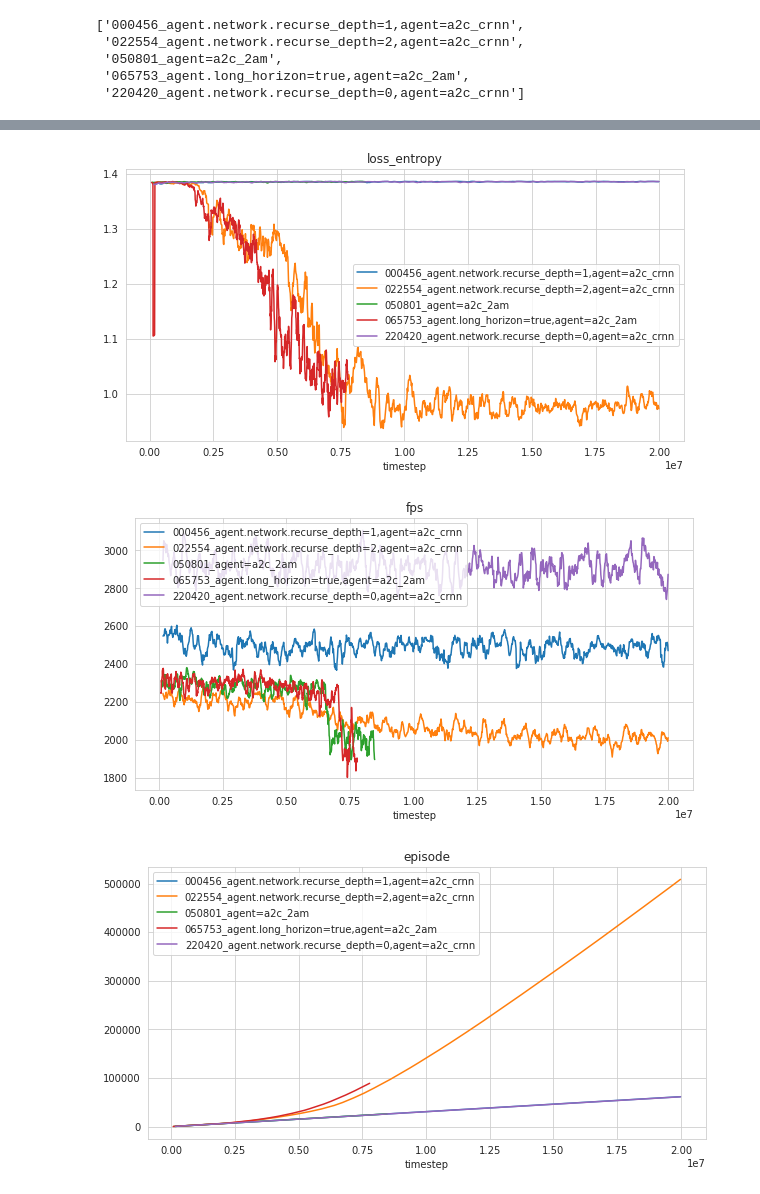
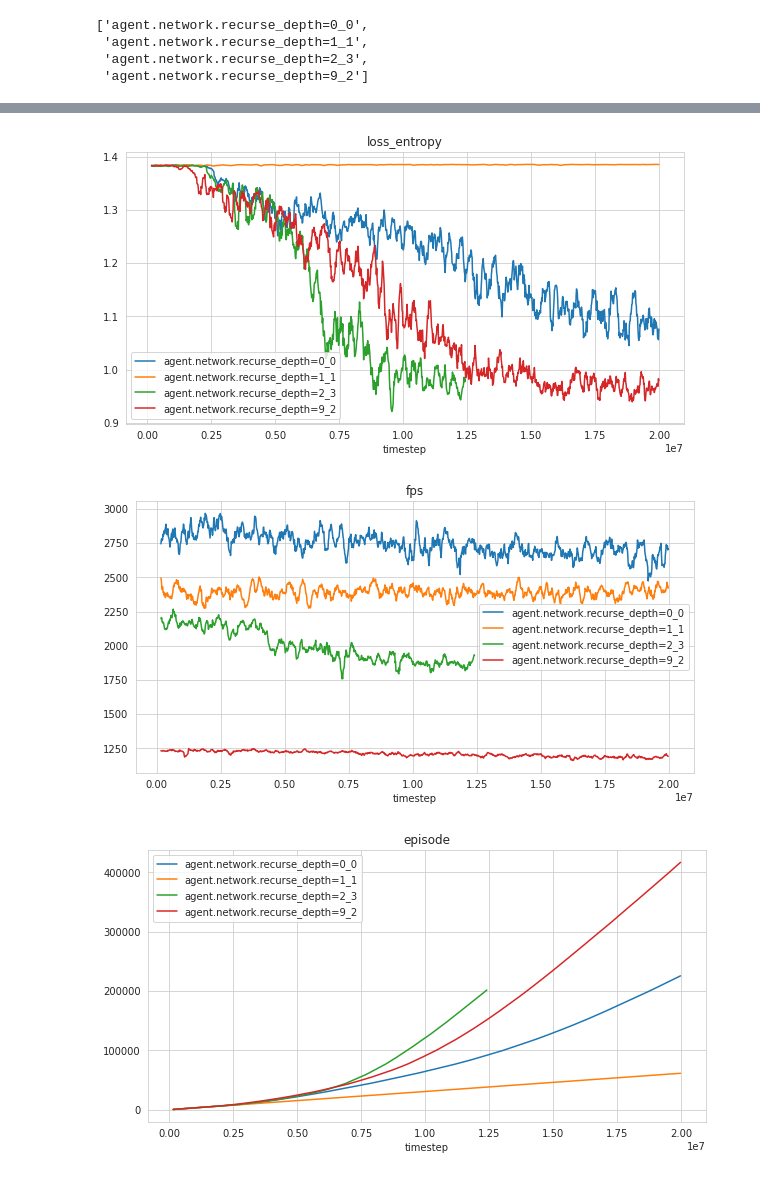
Before and after one commit to mandrecki/rl_trickery, a Jupyter notebook: notebooks/multirun_analyse.ipynb, the cells around one changed output, grey strips where cells are left out. Drawn from its saved outputs; the diff is of its cells as text; code cells hidden in the pictures.

```diff
--- a/notebooks/multirun_analyse.ipynb
+++ b/notebooks/multirun_analyse.ipynb
@@ -9,19 +9,18 @@ sns.set_style("whitegrid")
 import os
 # %%
 # DIR = "../multirun/2020-06-07/20-51-14/"
-# DIR = "/home/ira/code/projects/rl_trickery/multirun/2020-06-08/21-48-14/"
-DIR = "/home/ira/code/projects/rl_trickery/runs/2020.06.09/"
+DIR = "/home/ira/code/projects/rl_trickery/multirun/2020-06-09/21-00-31/"
+# DIR = "/home/ira/code/projects/rl_trickery/runs/2020.06.09//"
 
 # DIR = "/home/ira/code/projects/rl_trickery/multirun/0_saved_experiments/low_recurse_depth_maze_13/"
 # %%
 runs = sorted(os.listdir(DIR))
 runs
 # %% [output]
-['000456_agent.network.recurse_depth=1,agent=a2c_crnn',
- '022554_agent.network.recurse_depth=2,agent=a2c_crnn',
- '050801_agent=a2c_2am',
- '065753_agent.long_horizon=true,agent=a2c_2am',
- '220420_agent.network.recurse_depth=0,agent=a2c_crnn']
+['agent.network.recurse_depth=0_0',
+ 'agent.network.recurse_depth=1_1',
+ 'agent.network.recurse_depth=2_3',
+ 'agent.network.recurse_depth=9_2']
 # %%
 dfs = {}
 for run in runs:
@@ -35,6 +34,7 @@ ax = None
 target_vars = [
     "episode_reward",
     "loss_entropy",
+    "act",
     "fps",
     "episode",
     "value",
@@ -43,8 +43,9 @@ target_vars = [
 for target_var in target_vars:
     ax = None
     for key, df in dfs.items():
-        df = df.set_index("timestep")[target_var]
-        df = df.rolling(10).mean()
-        ax = df.reset_index().plot(x="timestep", y=target_var, label=key, ax=ax, figsize=(10,5))
-    plt.title(target_var)
+        if target_var in df.columns:
+            df = df.set_index("timestep")[target_var]
+            df = df.rolling(10).mean()
+            ax = df.reset_index().plot(x="timestep", y=target_var, label=key, ax=ax, figsize=(10,5))
+            plt.title(target_var)
 # %% [output]
@@ -52,3 +53,3 @@ for target_var in target_vars:
-[figure, old version]
+[figure, new version]
-[figure, old version]
+[figure, new version]
-[figure, old version]
+[figure, new version]
```
Also changed, not shown: parts of 1 cell of this notebook, 4 other files.
